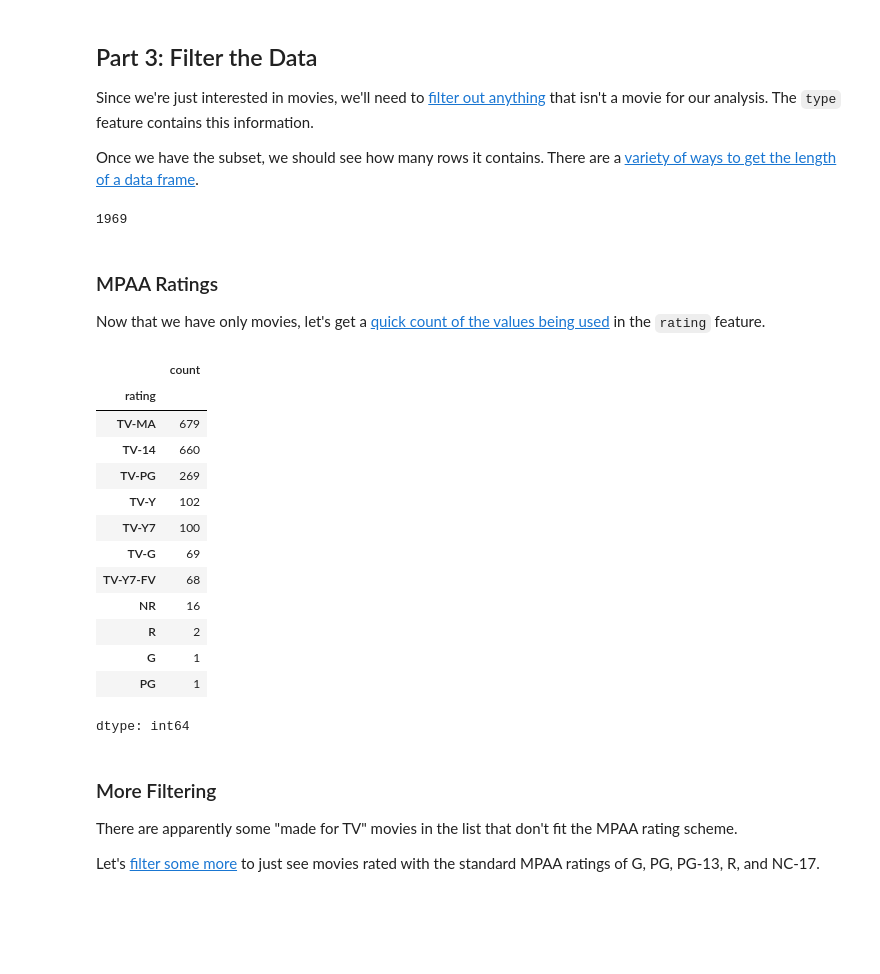
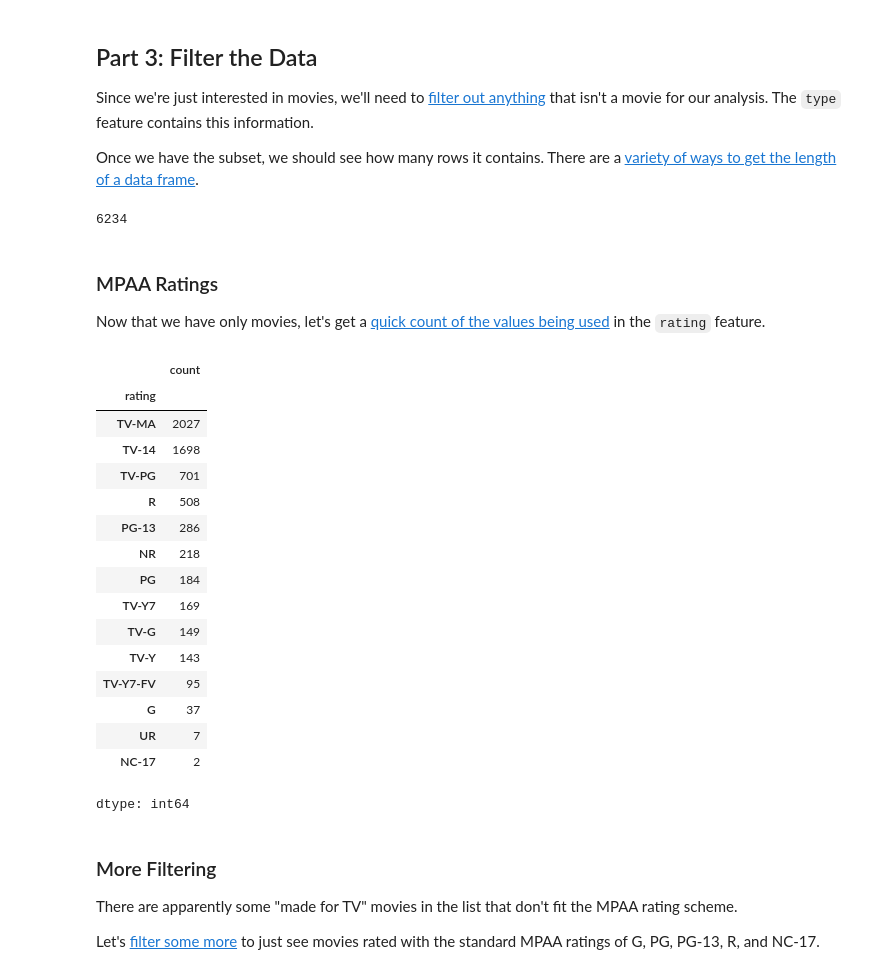
Before and after one commit to jambrizz/CSE-450, a Jupyter notebook: notebooks/Exploration_01.ipynb, the cells around one changed output. Saved outputs shown, nothing was run; the diff lists cells and outputs as text; code cells hidden in the pictures; blank space fills up the shorter version.

```diff
--- a/notebooks/Exploration_01.ipynb
+++ b/notebooks/Exploration_01.ipynb
@@ -90,33 +90,39 @@ Once we have the subset, we should see how many rows it contains. There are a [v
 # that represents movies, then calculate how many rows are in the filtered data.
 #movies = netflix[ netflix['type'] == 'Movie']
 #len(movies)
-television = netflix[ netflix['type'] == 'TV Show']
-len(television)
+#television = netflix[ netflix['type'] == 'TV Show']
+#len(television)
+media = netflix[ (netflix['type'] == 'Movie') | (netflix['type'] == 'TV Show')]
+len(media)
 # %% [output]
-1969
+6234
 # %% [markdown]
 ### MPAA Ratings
 Now that we have only movies, let's get a [quick count of the values being used](https://pandas.pydata.org/docs/getting_started/intro_tutorials/06_calculate_statistics.html)  in the `rating` feature.
 # %%
 from ast import In
 # Determine the number of records for each value of the "rating" feature.
 # Remember to count the values in your subset only, not in the original dataframe.
 #movies['rating'].value_counts()
-television['rating'].value_counts()
+#television['rating'].value_counts()
+media['rating'].value_counts()
 # %% [output]
 |  | count |
 | rating |  |
-| TV-MA | 679 |
-| TV-14 | 660 |
-| TV-PG | 269 |
-| TV-Y | 102 |
-| TV-Y7 | 100 |
-| TV-G | 69 |
-| TV-Y7-FV | 68 |
-| NR | 16 |
-| R | 2 |
-| G | 1 |
-| PG | 1 |
+| TV-MA | 2027 |
+| TV-14 | 1698 |
+| TV-PG | 701 |
+| R | 508 |
+| PG-13 | 286 |
+| NR | 218 |
+| PG | 184 |
+| TV-Y7 | 169 |
+| TV-G | 149 |
+| TV-Y | 143 |
+| TV-Y7-FV | 95 |
+| G | 37 |
+| UR | 7 |
+| NC-17 | 2 |
 dtype: int64
 # %% [markdown]
 ### More Filtering
```
Also changed, not shown: parts of 6 cells of this notebook.
